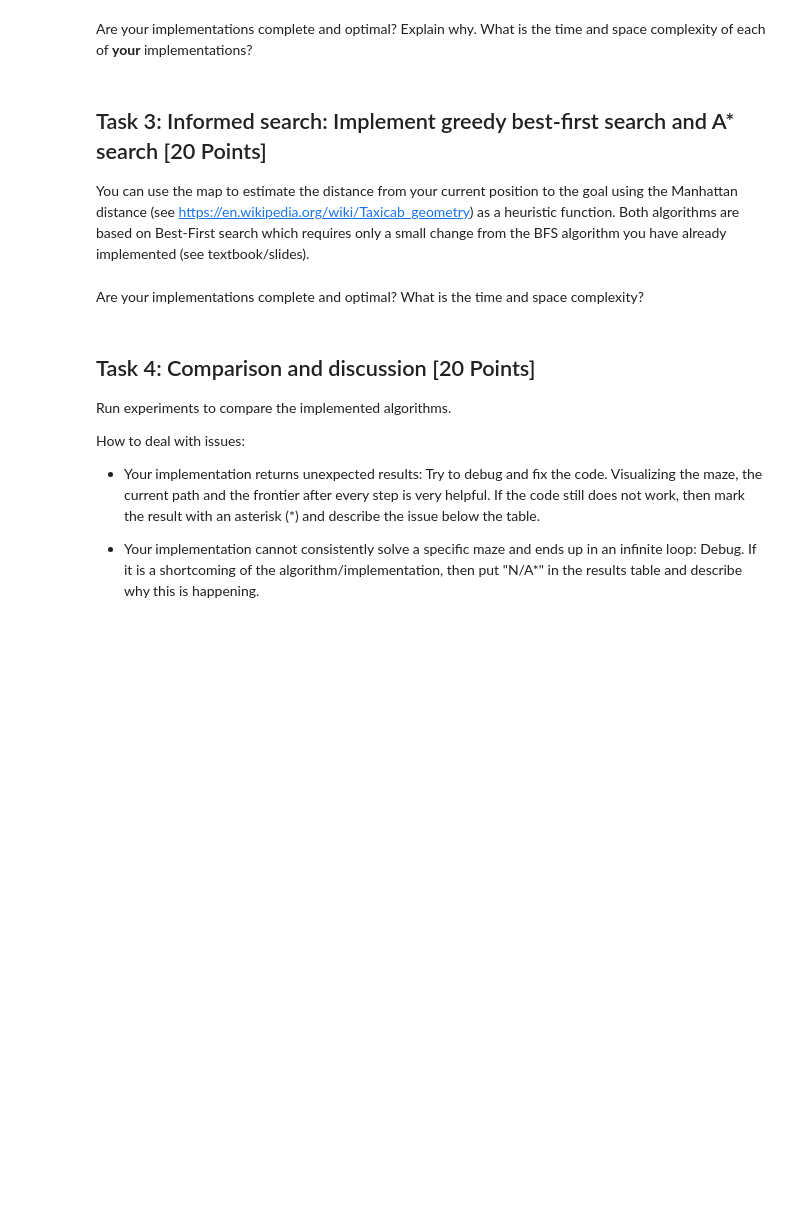
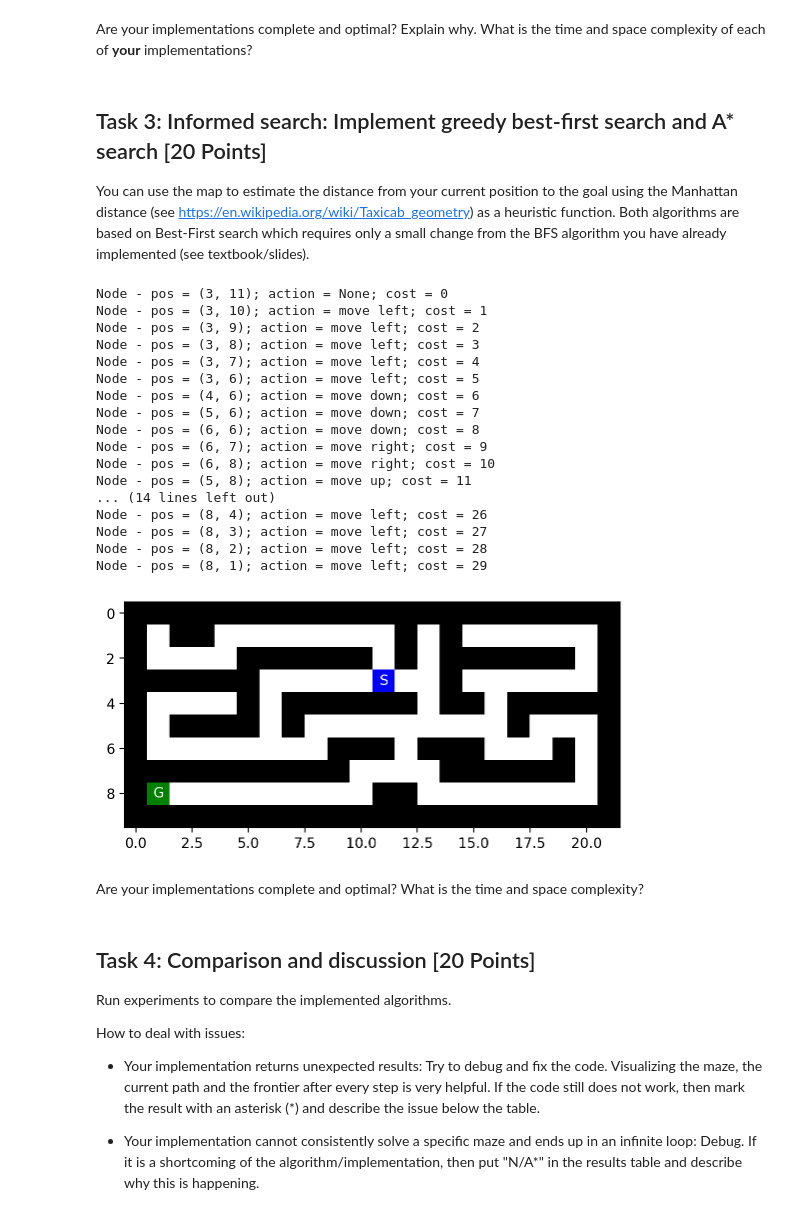
Before and after one commit to Shawn1303/Artificial-Intelligence, a Jupyter notebook: Hw1/Maze.ipynb, the cells around one changed output. Cells and saved outputs as stored; diff of their text form; code cells hidden in the pictures; blank space fills up the shorter version.

```diff
--- a/Hw1/Maze.ipynb
+++ b/Hw1/Maze.ipynb
@@ -52,8 +52,8 @@ L_maze.txt                Maze_Example.ipynb                 README.md
 # %%
 # if the below fails to open, then small_maze.txt is not in the current working directory (see above code block)
 
-# with open("small_maze.txt", "r") as f:
-with open("medium_maze.txt", "r") as f:
+with open("small_maze.txt", "r") as f:
+# with open("medium_maze.txt", "r") as f:
 # with open("large_maze.txt", "r") as f:
 # with open("open_maze.txt", "r") as f:
 # with open("empty_maze.txt", "r") as f:
@@ -155,6 +147,12 @@ class Node:
 
     def __str__(self):
         return f"Node - pos = {self.pos}; action = {self.action}; cost = {self.cost}"
+
+    def __lt__(self, node):
+        return self.cost < node.cost
+
+    def h(self, n):
+        return abs(self.pos[0] - n[0]) + abs(self.pos[1] - n[1])
 
     def get_path_from_root(self):
         """returns nodes on the path from the root to the current node."""
@@ -438,8 +436,6 @@ You can use the map to estimate the distance from your current position to the g
 # %%
 # Your code goes here
 from queue import PriorityQueue
-def h(pos, goal):
-  return abs(pos[0] - goal[0]) + abs(pos[1] - goal[1])
 
 def GBFS(maze):
   #initialize root node
@@ -450,38 +446,60 @@ def GBFS(maze):
     return node
   #initialize queue with root node in it
   frontier = PriorityQueue()
-  frontier.put((h(node.pos, goal), node))
+  frontier.put((node.h(goal), node))
   #initialize reached list to keep track of which spaces have been visited
   reached = [mh.find_pos(maze, what = "S")]
-  print(frontier)
 
   #loop through frontier to find goal
   while not frontier.empty():
     #pop from queue
-    node = frontier.get()
+    heuristic, node = frontier.get()
+    # print(node)
     #loop through the node's expanded children and search for goal
     for child in Expand(maze, node):
       #get state
       s = child.pos
       #check goal
       if goal == s:
         return child
       #append to reached and frontier
       if s not in reached:
         reached.append(s)
-        frontier.put(child)
+        # print(child)
+        frontier.put((child.h(goal), child))
+        # print((child.h(goal), child))
+        # print(goal)
 
   return None
 
 solution = GBFS(maze)
 if solution:
   path = solution.get_path_from_root()
   for node in path:
     print(node)
 else:
   print("failed")
 
 mh.show_maze(maze)
+# %% [output]
+Node - pos = (3, 11); action = None; cost = 0
+Node - pos = (3, 10); action = move left; cost = 1
+Node - pos = (3, 9); action = move left; cost = 2
+Node - pos = (3, 8); action = move left; cost = 3
+Node - pos = (3, 7); action = move left; cost = 4
+Node - pos = (3, 6); action = move left; cost = 5
+Node - pos = (4, 6); action = move down; cost = 6
+Node - pos = (5, 6); action = move down; cost = 7
+Node - pos = (6, 6); action = move down; cost = 8
+Node - pos = (6, 7); action = move right; cost = 9
+Node - pos = (6, 8); action = move right; cost = 10
+Node - pos = (5, 8); action = move up; cost = 11
+... (14 lines left out)
+Node - pos = (8, 4); action = move left; cost = 26
+Node - pos = (8, 3); action = move left; cost = 27
+Node - pos = (8, 2); action = move left; cost = 28
+Node - pos = (8, 1); action = move left; cost = 29
+[figure, added]
 # %% [markdown]
 Are your implementations complete and optimal? What is the time and space complexity?
 # %%
```
Also changed, not shown: parts of 2 cells of this notebook.
